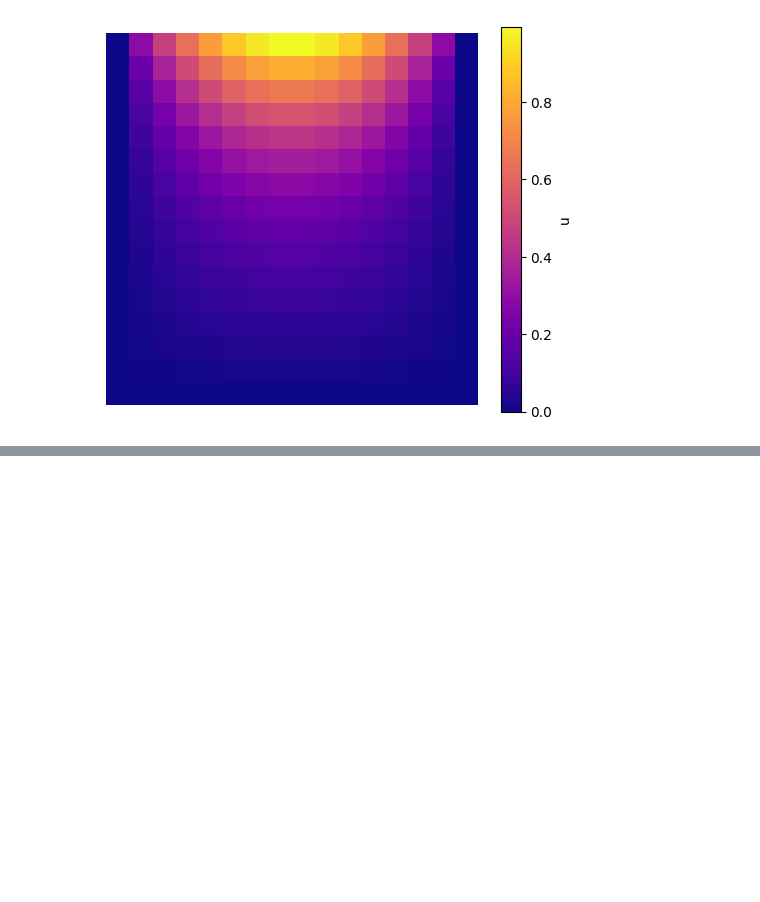
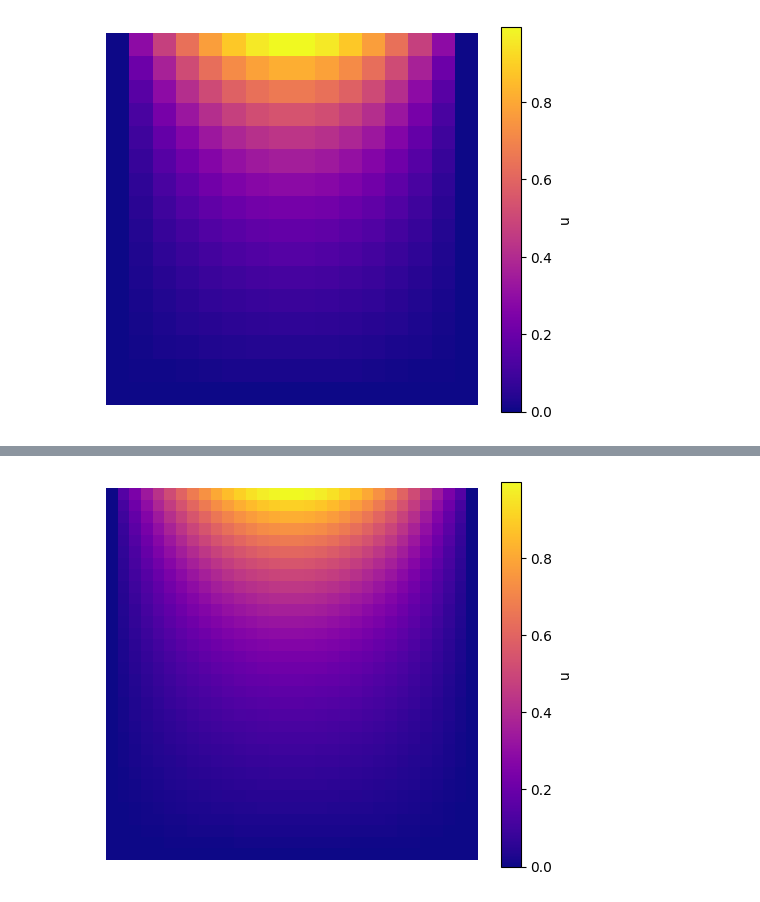
Before and after one commit to Adam-R-Lawrence/CS-555, a Jupyter notebook: cs555_adamrl3_hw_3_1_code.ipynb, the cells around one changed output, grey strips where cells are left out. Cells and saved outputs as stored; diff of their text form; code cells hidden in the pictures; blank space fills up the shorter version.

```diff
--- a/cs555_adamrl3_hw_3_1_code.ipynb
+++ b/cs555_adamrl3_hw_3_1_code.ipynb
@@ -94,33 +94,82 @@ def laplace_finite_difference(nx, ny, hx , hy):
     # Return necessary variables for further analysis
     return A, b, u
 # %%
-x_spacings = [16]
-y_spacings = [16]
+import numpy as np
+import matplotlib.pyplot as plt
 
-for nx,ny in zip(x_spacings, y_spacings):
+# Define grid sizes for refinement study
+grid_sizes = [16, 32, 64, 128]
+h_vals = []
+trunc_errors = []
+conv_errors = []
+stab_norms = []
 
+for nx in grid_sizes:
+    ny = nx  # use square grids for simplicity
+    # Create grid with cell-centered points
     x1d, hx = np.linspace(0, 1, nx, endpoint=False, retstep=True)
     y1d, hy = np.linspace(0, 1, ny, endpoint=False, retstep=True)
     x1d += hx / 2
     y1d += hy / 2
-
     x, y = np.meshgrid(x1d, y1d)
 
-    total_points = x.size
-    x_min, x_max = x.min(), x.max()
-    y_min, y_max = y.min(), y.max()
+    # Print mesh statistics
+    print("Mesh Statistics")
+    print(f"Total Nodes: {x.size}")
+    print(f"nx = {nx} and ny = {ny}")
+    print(f"hx = {hx:.5f} and hy = {hy:.5f}\n")
 
-    print("Mesh Statistics")
-    print(f"Total Nodes: {total_points}")
-    print(f"nx = {nx:.5f} and ny = {ny:.5f}")
-    print(f"hx = {hx:.5f} and hy = {hy:.5f}")
-
+    # Compute finite difference system and solution
     A, b, u = laplace_finite_difference(nx=nx, ny=ny, hx=hx, hy=hy)
-
     U = u_exact(x, y)
 
-    plot_field(x,y,u)
-    #plot_field(x,y,U)
+    # Plot the numerical solution (optional)
+    plot_field(x, y, u)
+
+    # Compute error metrics:
+    # 1. Truncation error: residual of the discrete operator
+    F_ex = (A @ u.flatten() - b).reshape(u.shape)
+    trunc_err = gnorm(F_ex, hx, hy)
+    trunc_errors.append(trunc_err)
+
+    # 2. Stability: norm of the inverse of A
+    A_dense = A.toarray()
+    A_inv = np.linalg.inv(A_dense)
+    stab_norm = np.linalg.norm(A_inv)
+    stab_norms.append(stab_norm)
+
+    # 3. Convergence error: difference between numerical and exact solution
+    conv_err = gnorm(U - u, hx, hy)
+    conv_errors.append(conv_err)
+
+    h_vals.append(hx)
+
+print("Truncation Errors and Empirical Order:")
+print("Grid size |    hx    | Truncation Error")
+for i, nx in enumerate(grid_sizes):
+    print(f"{nx:9d} | {h_vals[i]:.5f} | {trunc_errors[i]:.5e}")
+
+orders_trunc = []
+for i in range(1, len(grid_sizes)):
+    order = np.log(trunc_errors[i - 1] / trunc_errors[i]) / np.log(2)
+    orders_trunc.append(order)
+    print(f"Order between grid {grid_sizes[i - 1]} and {grid_sizes[i]}: {order:.2f}")
+
+print("\nStability (Norm of A^{-1})):")
+print("Grid size |    hx    | Norm of A^-1")
+for i, nx in enumerate(grid_sizes):
+    print(f"{nx:9d} | {h_vals[i]:.5f} | {stab_norms[i]:.5e}")
+
+print("\nConvergence Errors and Empirical Order:")
+print("Grid size |    hx    | Convergence Error")
+for i, nx in enumerate(grid_sizes):
+    print(f"{nx:9d} | {h_vals[i]:.5f} | {conv_errors[i]:.5e}")
+
+orders_conv = []
+for i in range(1, len(grid_sizes)):
+    order = np.log(conv_errors[i - 1] / conv_errors[i]) / np.log(2)
+    orders_conv.append(order)
+    print(f"Order between grid {grid_sizes[i - 1]} and {grid_sizes[i]}: {order:.2f}")
 # %% [output]
 Mesh Statistics
 Total Nodes: 256
@@ -129,0 +183 @@ hx = 0.06250 and hy = 0.06250
+[figure, added]
```
Also changed, not shown: parts of 4 cells of this notebook.
